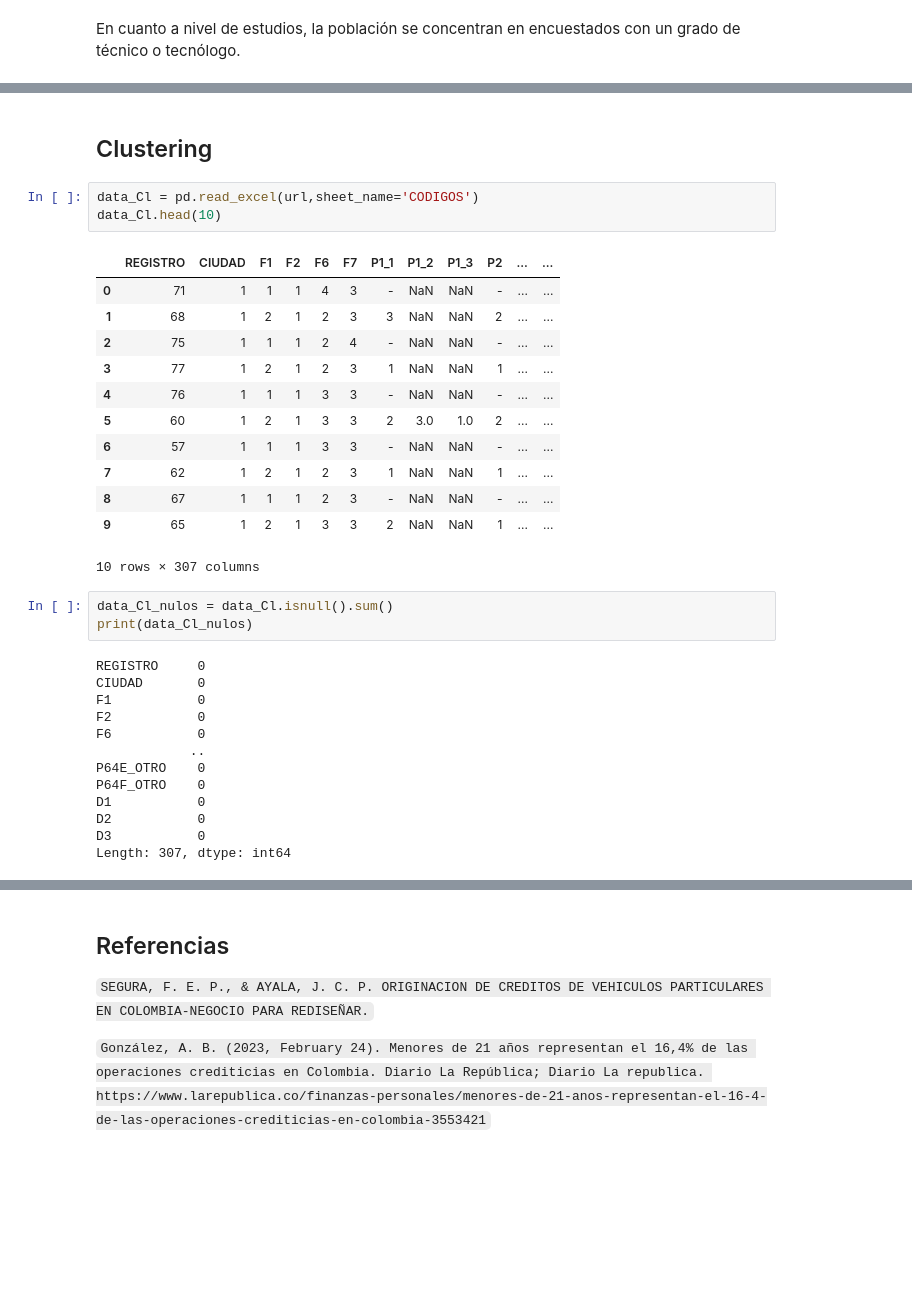
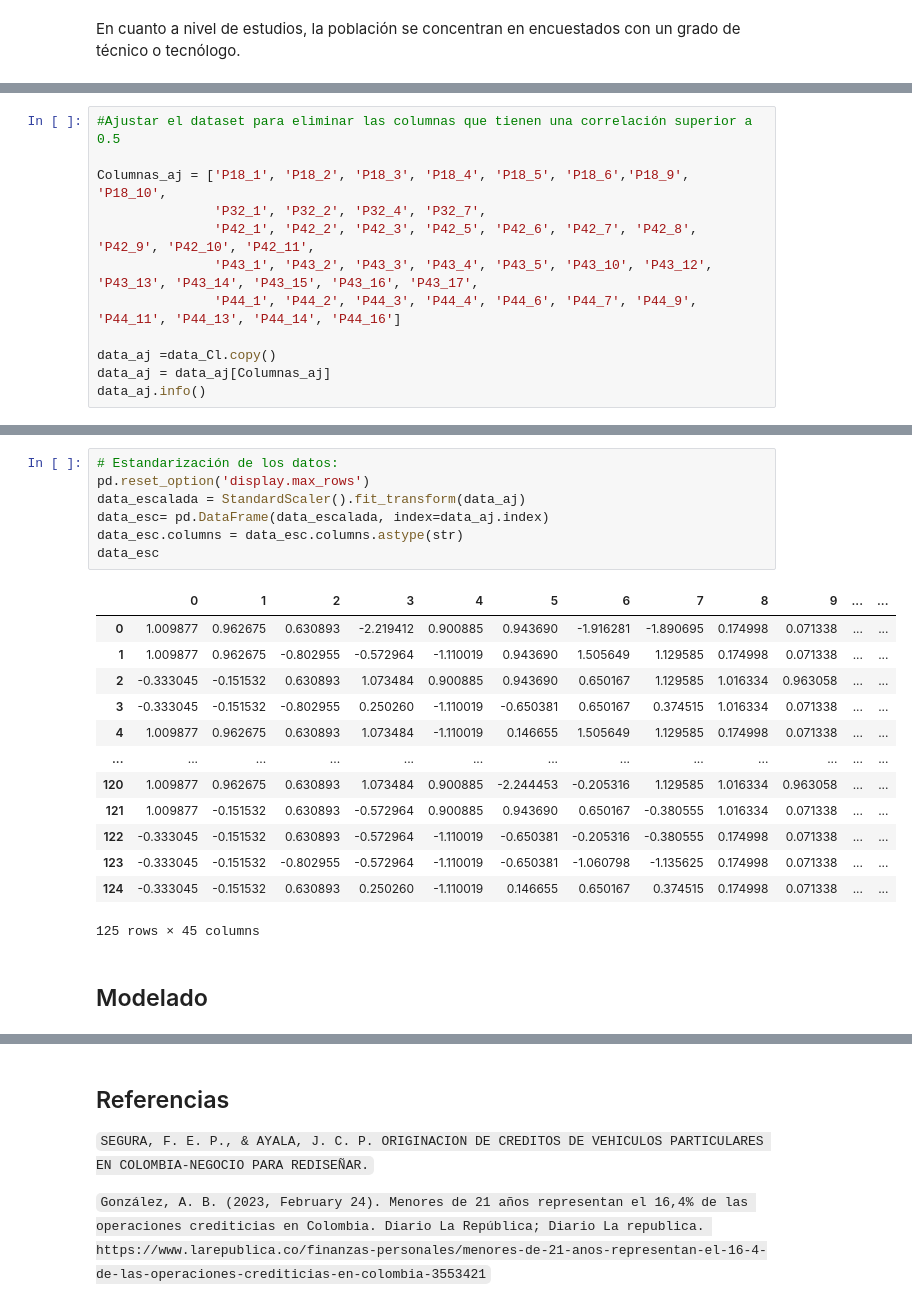
Before and after one commit to LordOnion88/MAD, a Jupyter notebook: Marketing Analytics/Clustering/CRISP DM SEGUROS AUTOS.ipynb, the cells around one changed output, grey strips where cells are left out. Cells and saved outputs as stored; diff of their text form; blank space fills up the shorter version.

```diff
--- a/Marketing Analytics/Clustering/CRISP DM SEGUROS AUTOS.ipynb
+++ b/Marketing Analytics/Clustering/CRISP DM SEGUROS AUTOS.ipynb
@@ -133,0 +265,12 @@ En cuanto a nivel de estudios, la población se concentran en encuestados con un
+# %%
+#Ajustar el dataset para eliminar las columnas que tienen una correlación superior a 0.5
+
+Columnas_aj = ['P18_1', 'P18_2', 'P18_3', 'P18_4', 'P18_5', 'P18_6','P18_9', 'P18_10',
+               'P32_1', 'P32_2', 'P32_4', 'P32_7',
+               'P42_1', 'P42_2', 'P42_3', 'P42_5', 'P42_6', 'P42_7', 'P42_8', 'P42_9', 'P42_10', 'P42_11',
+               'P43_1', 'P43_2', 'P43_3', 'P43_4', 'P43_5', 'P43_10', 'P43_12', 'P43_13', 'P43_14', 'P43_15', 'P43_16', 'P43_17',
+               'P44_1', 'P44_2', 'P44_3', 'P44_4', 'P44_6', 'P44_7', 'P44_9', 'P44_11', 'P44_13', 'P44_14', 'P44_16']
+
+data_aj =data_Cl.copy()
+data_aj = data_aj[Columnas_aj]
+data_aj.info()
@@ -134,34 +295,23 @@ En cuanto a nivel de estudios, la población se concentran en encuestados con un
+# %%
+# Estandarización de los datos:
+pd.reset_option('display.max_rows')
+data_escalada = StandardScaler().fit_transform(data_aj)
+data_esc= pd.DataFrame(data_escalada, index=data_aj.index)
+data_esc.columns = data_esc.columns.astype(str)
+data_esc
+# %% [output]
+|  | 0 | 1 | 2 | 3 | 4 | 5 | 6 | 7 | 8 | 9 | ... | ... |
+| 0 | 1.009877 | 0.962675 | 0.630893 | -2.219412 | 0.900885 | 0.943690 | -1.916281 | -1.890695 | 0.174998 | 0.071338 | ... | ... |
+| 1 | 1.009877 | 0.962675 | -0.802955 | -0.572964 | -1.110019 | 0.943690 | 1.505649 | 1.129585 | 0.174998 | 0.071338 | ... | ... |
+| 2 | -0.333045 | -0.151532 | 0.630893 | 1.073484 | 0.900885 | 0.943690 | 0.650167 | 1.129585 | 1.016334 | 0.963058 | ... | ... |
+| 3 | -0.333045 | -0.151532 | -0.802955 | 0.250260 | -1.110019 | -0.650381 | 0.650167 | 0.374515 | 1.016334 | 0.071338 | ... | ... |
+| 4 | 1.009877 | 0.962675 | 0.630893 | 1.073484 | -1.110019 | 0.146655 | 1.505649 | 1.129585 | 0.174998 | 0.071338 | ... | ... |
+| ... | ... | ... | ... | ... | ... | ... | ... | ... | ... | ... | ... | ... |
+| 120 | 1.009877 | 0.962675 | 0.630893 | 1.073484 | 0.900885 | -2.244453 | -0.205316 | 1.129585 | 1.016334 | 0.963058 | ... | ... |
+| 121 | 1.009877 | -0.151532 | 0.630893 | -0.572964 | 0.900885 | 0.943690 | 0.650167 | -0.380555 | 1.016334 | 0.071338 | ... | ... |
+| 122 | -0.333045 | -0.151532 | 0.630893 | -0.572964 | -1.110019 | -0.650381 | -0.205316 | -0.380555 | 0.174998 | 0.071338 | ... | ... |
+| 123 | -0.333045 | -0.151532 | -0.802955 | -0.572964 | -1.110019 | -0.650381 | -1.060798 | -1.135625 | 0.174998 | 0.071338 | ... | ... |
+| 124 | -0.333045 | -0.151532 | 0.630893 | 0.250260 | -1.110019 | 0.146655 | 0.650167 | 0.374515 | 0.174998 | 0.071338 | ... | ... |
+125 rows × 45 columns
 # %% [markdown]
-## Clustering
+## Modelado
-# %%
-data_Cl = pd.read_excel(url,sheet_name='CODIGOS')
-data_Cl.head(10)
-# %% [output]
-|  | REGISTRO | CIUDAD | F1 | F2 | F6 | F7 | P1_1 | P1_2 | P1_3 | P2 | ... | ... |
-| 0 | 71 | 1 | 1 | 1 | 4 | 3 | - | NaN | NaN | - | ... | ... |
-| 1 | 68 | 1 | 2 | 1 | 2 | 3 | 3 | NaN | NaN | 2 | ... | ... |
-| 2 | 75 | 1 | 1 | 1 | 2 | 4 | - | NaN | NaN | - | ... | ... |
-| 3 | 77 | 1 | 2 | 1 | 2 | 3 | 1 | NaN | NaN | 1 | ... | ... |
-| 4 | 76 | 1 | 1 | 1 | 3 | 3 | - | NaN | NaN | - | ... | ... |
-| 5 | 60 | 1 | 2 | 1 | 3 | 3 | 2 | 3.0 | 1.0 | 2 | ... | ... |
-| 6 | 57 | 1 | 1 | 1 | 3 | 3 | - | NaN | NaN | - | ... | ... |
-| 7 | 62 | 1 | 2 | 1 | 2 | 3 | 1 | NaN | NaN | 1 | ... | ... |
-| 8 | 67 | 1 | 1 | 1 | 2 | 3 | - | NaN | NaN | - | ... | ... |
-| 9 | 65 | 1 | 2 | 1 | 3 | 3 | 2 | NaN | NaN | 1 | ... | ... |
-10 rows × 307 columns
-# %%
-data_Cl_nulos = data_Cl.isnull().sum()
-print(data_Cl_nulos)
-# %% [output]
-REGISTRO     0
-CIUDAD       0
-F1           0
-F2           0
-F6           0
-            ..
-P64E_OTRO    0
-P64F_OTRO    0
-D1           0
-D2           0
-D3           0
-Length: 307, dtype: int64
```
Also changed, not shown: parts of 18 cells of this notebook, 2 other files.
